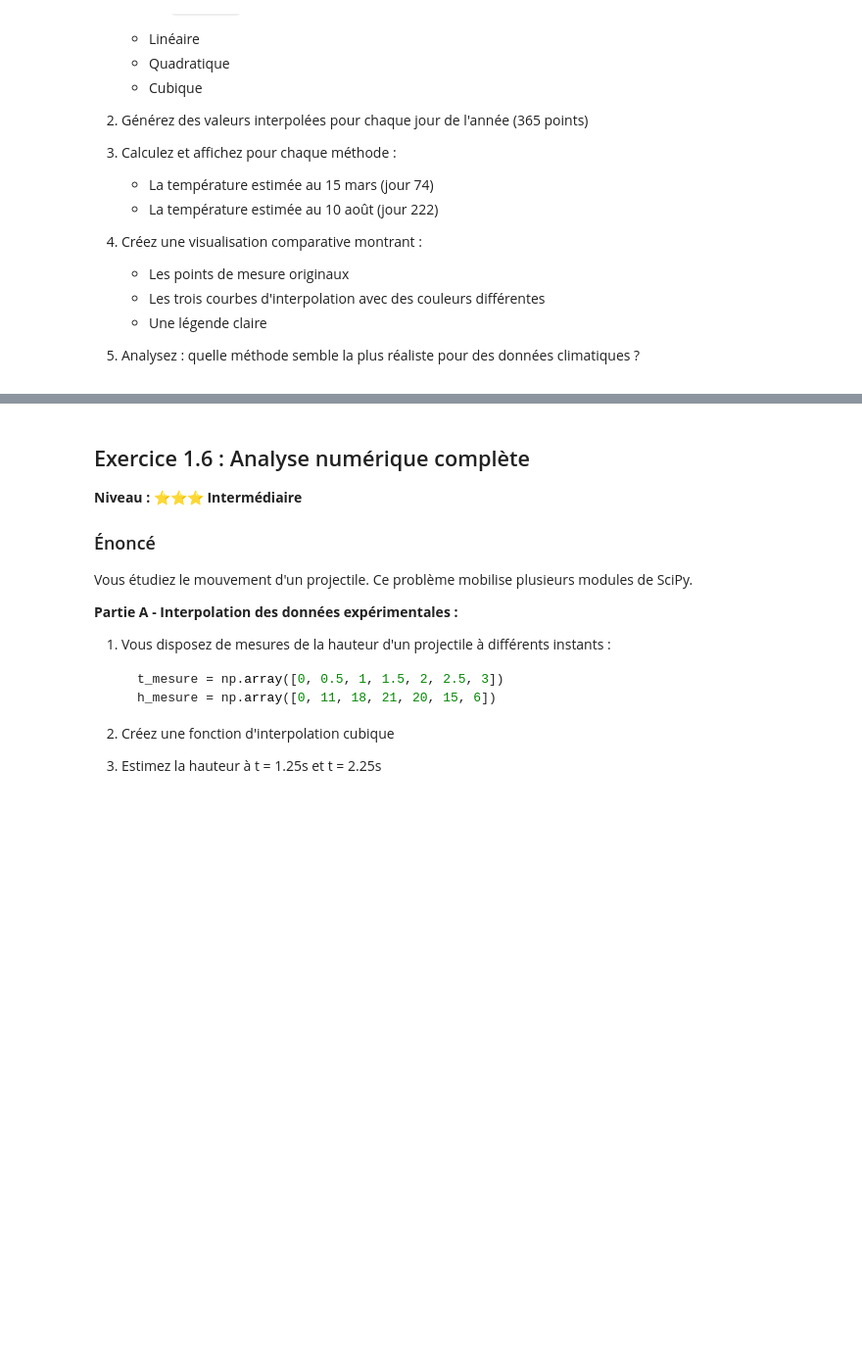
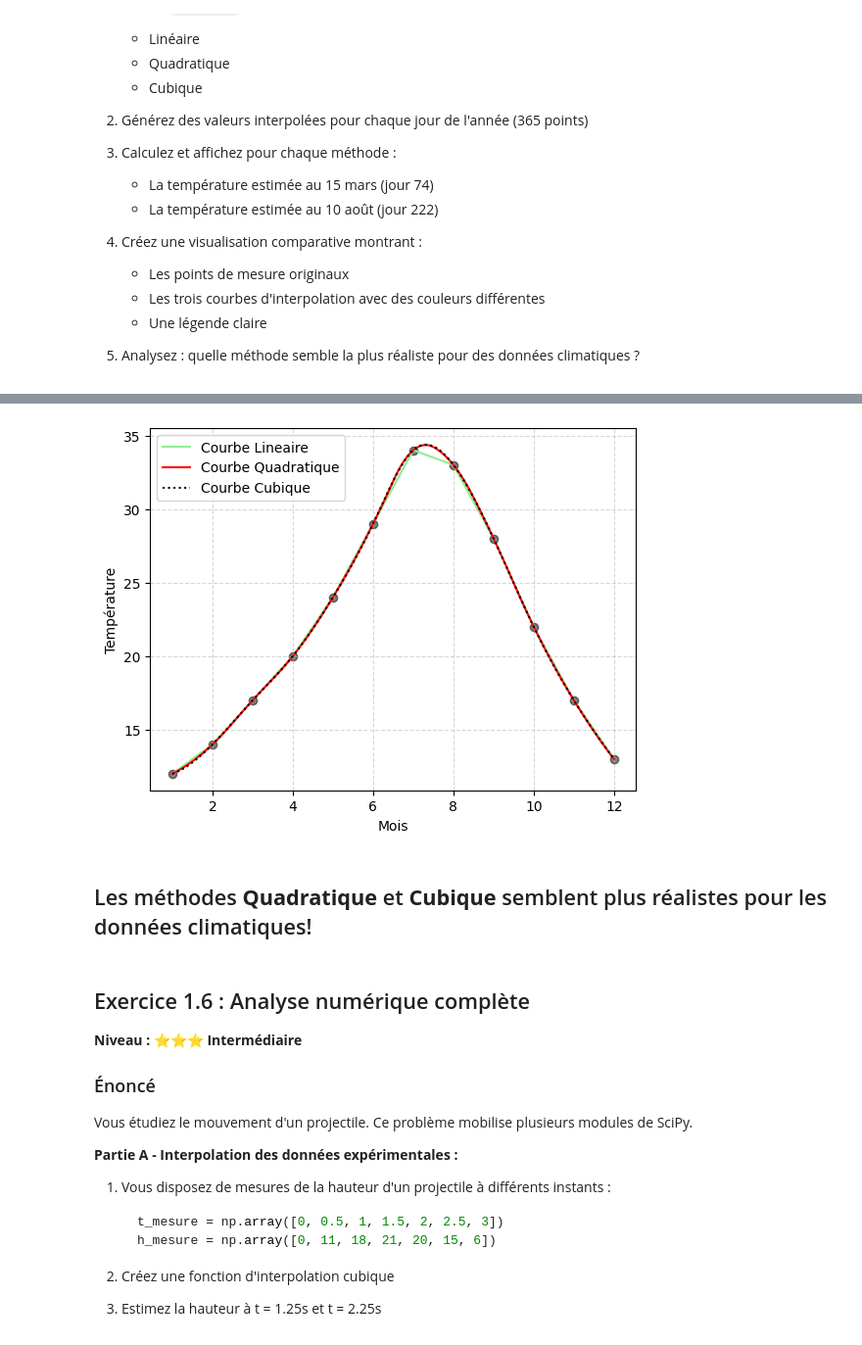
Before and after one commit to Anam-Ayoub/testSite, a Jupyter notebook: exercices/exercices-pratiques-scipy.ipynb, the cells around one changed output, grey strips where cells are left out. Shown at 98% size. Cells and saved outputs as stored; diff of their text form; code cells hidden in the pictures; blank space fills up the shorter version.

```diff
--- a/exercices/exercices-pratiques-scipy.ipynb
+++ b/exercices/exercices-pratiques-scipy.ipynb
@@ -366,0 +381,26 @@ Température : [12, 14, 17, 20, 24, 29, 34, 33, 28, 22, 17, 13] (en °C)
+# %%
+#========Génération des valeurs interpolées pour chaque jour de l'année:========
+#====Génération des valeurs pour chaque jour de l'année (365 nombres entre 1 et 12)====
+D = np.linspace(1, 12, 365)
+# January : D[0:31]
+# February : D[31:59]
+# March : D[59:90]
+# April : D[90:120]
+# May : D[120:152]
+# June : D[152:182]
+# July : D[182:213]
+# August : D[213:244]
+# September : D[244:274]
+# October : D[274:305]
+# November : D[305:335]
+# December : D[335:366]
+
+#====Génération des valeurs interpolées===
+#==Linéaire:==
+yL = interL(D)
+
+#==Quadratique:==
+yQ = interQ(D)
+
+#==Cubique:==
+yC = interC(D)
@@ -367,3 +430,19 @@ Température : [12, 14, 17, 20, 24, 29, 34, 33, 28, 22, 17, 13] (en °C)
+# %%
+#========Visualisation:========
+plt.scatter(M,T,c='black', alpha=0.5)
+plt.plot(D,yL, c ='lightgreen', label='Courbe Lineaire')
+
+plt.plot(D,yQ, c='red', label='Courbe Quadratique')
+plt.plot(D,yC, c = 'black', linestyle=':',label='Courbe Cubique')
+plt.legend()
+plt.grid(alpha=0.5,linestyle='--')
+plt.xlabel('Mois')
+plt.ylabel('Température')
+plt.show()
+# %% [output]
+[figure, added]
+# %% [markdown]
+## Les méthodes **Quadratique** et **Cubique** semblent plus réalistes pour les données climatiques!
 # %% [markdown]
 ## Exercice 1.6 : Analyse numérique complète
 **Niveau : ⭐⭐⭐ Intermédiaire**
```
Also changed, not shown: parts of 3 cells of this notebook.
